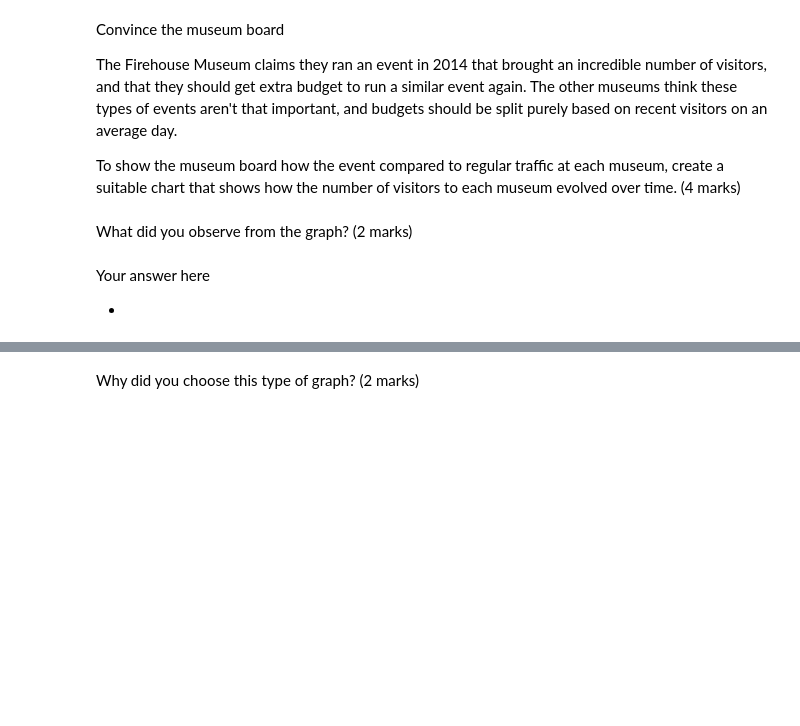
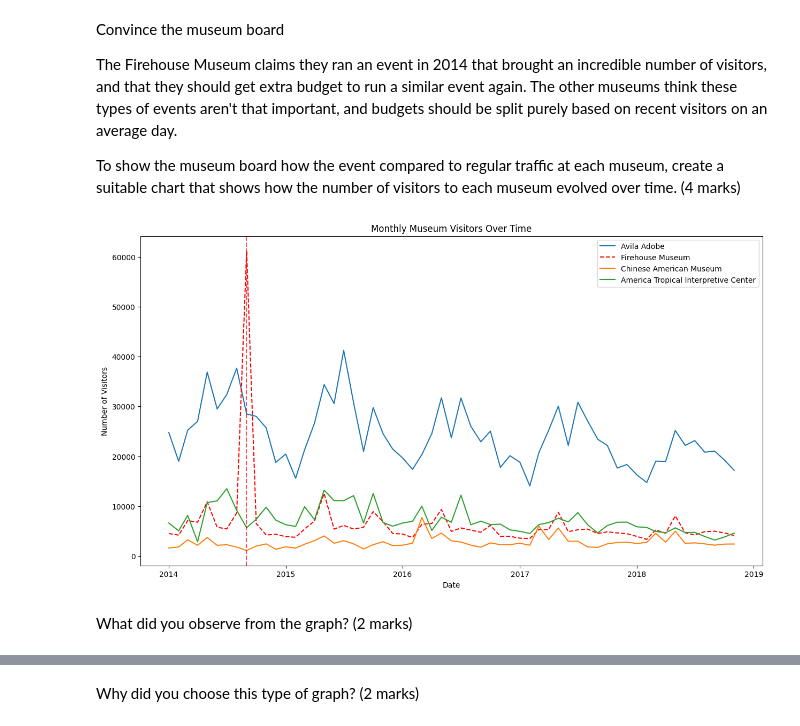
Before and after one commit to ijuner/ML_8245, a Jupyter notebook: lab2/Assignment2.ipynb, the cells around one changed output, grey strips where cells are left out. Cells and saved outputs as stored; diff of their text form; code cells hidden in the pictures; blank space fills up the shorter version.

```diff
--- a/lab2/Assignment2.ipynb
+++ b/lab2/Assignment2.ipynb
@@ -131,3 +134,5 @@ You can find the csv file that contains the museum visitors data here: ./CSVs/mu
 Review the data by taking a look at a few of the rows.
 # %%
 # Your solution here
+visitors = pd.read_csv('museum_visitors.csv')
+print(visitors.head(5))
@@ -143,6 +160,32 @@ To show the museum board how the event compared to regular traffic at each museu
+# %%
+#Your solution here
+# because shows how the number of visitors to each museum evolved over time
+# line chart can fit this situation.
+# firstly set the date as index
+visitors['Date'] = pd.to_datetime(visitors['Date'])
+
+visitors.set_index('Date', inplace=True)
+# visitors['Year-Month'] = visitors['Date'].dt.strftime('%Y-%m')
+
+# plot the numbers of visitor over time
+plt.figure(figsize=(15,8))
+plt.plot(visitors.index, visitors['Avila Adobe'], label='Avila Adobe')
+plt.plot(visitors.index, visitors['Firehouse Museum'], label='Firehouse Museum', color='red', linestyle='--')  # Highlight Firehouse Museum
+plt.plot(visitors.index, visitors['Chinese American Museum'], label='Chinese American Museum')
+plt.plot(visitors.index, visitors['America Tropical Interpretive Center'], label='America Tropical Interpretive Center')
+
+# Add labels and title
+plt.xlabel('Date')
+plt.ylabel('Number of Visitors')
+plt.title('Monthly Museum Visitors Over Time')
+plt.legend(loc='upper right')
+
+# Highlighting the Firehouse Museum event
+firehouse_peak = visitors['Firehouse Museum'].idxmax()
+plt.axvline(firehouse_peak, color='red', linestyle='--', alpha=0.7, label='Firehouse Museum Event')
+
+plt.show()
+# %% [output]
+[figure, added]
 # %% [markdown]
 What did you observe from the graph? (2 marks)
-# %% [markdown]
-Your answer here
-
-*
```
Also changed, not shown: parts of 31 cells of this notebook, 8 other files.
